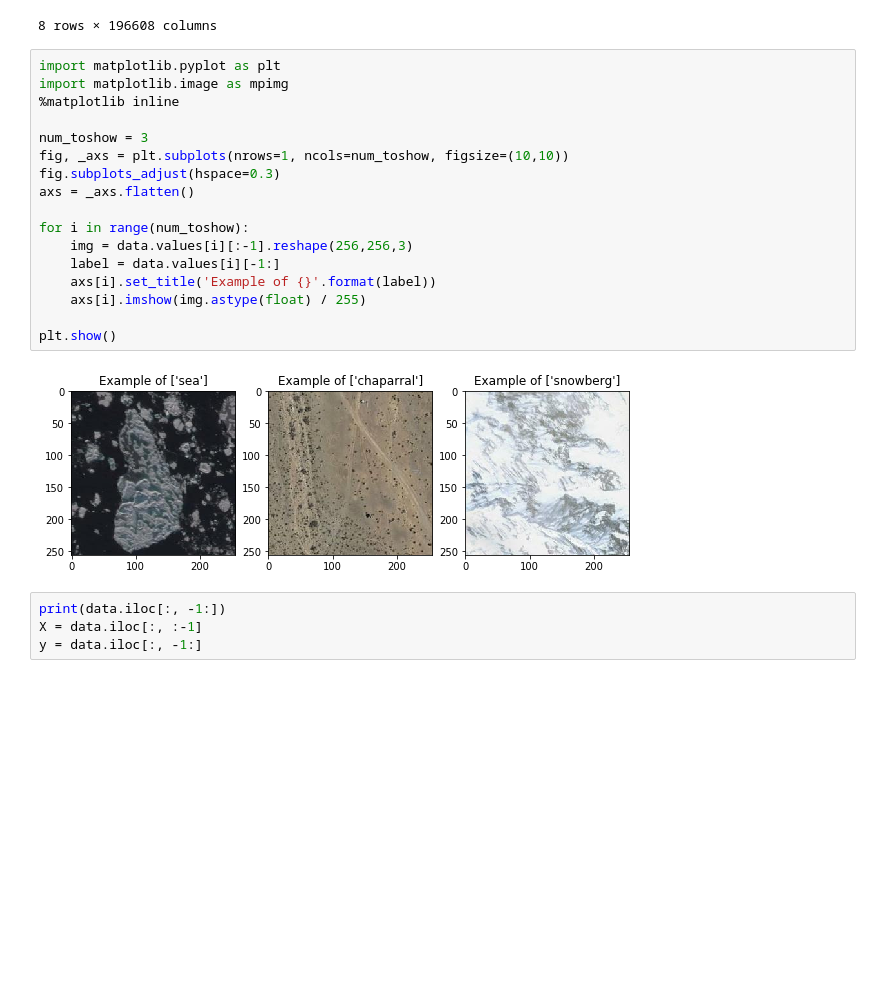
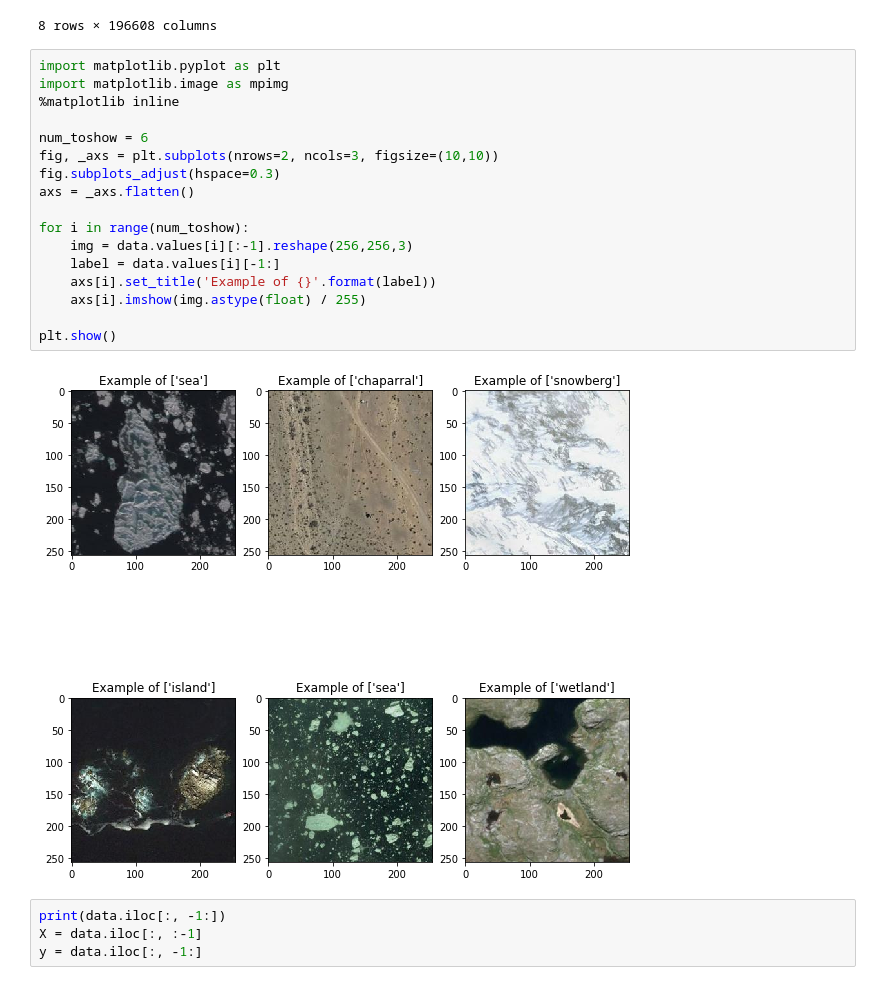
Before and after one commit to ArealTeamM2AIC/Remote-Sensing-Image, a Jupyter notebook: starting_kit/README.ipynb, the cells around one changed output. Saved outputs shown, nothing was run; the diff lists cells and outputs as text; blank space fills up the shorter version.

```diff
--- a/starting_kit/README.ipynb
+++ b/starting_kit/README.ipynb
@@ -91,22 +95,22 @@ data.describe()
 # %%
 import matplotlib.pyplot as plt
 import matplotlib.image as mpimg
 %matplotlib inline
 
-num_toshow = 3
-fig, _axs = plt.subplots(nrows=1, ncols=num_toshow, figsize=(10,10))
+num_toshow = 6
+fig, _axs = plt.subplots(nrows=2, ncols=3, figsize=(10,10))
 fig.subplots_adjust(hspace=0.3)
 axs = _axs.flatten()
 
 for i in range(num_toshow):
     img = data.values[i][:-1].reshape(256,256,3)
     label = data.values[i][-1:]
     axs[i].set_title('Example of {}'.format(label))
     axs[i].imshow(img.astype(float) / 255)
 
 plt.show()
 # %% [output]
-[figure, old version]
+[figure, new version]
 # %%
 print(data.iloc[:, -1:])
 X = data.iloc[:, :-1]
```
Also changed, not shown: parts of 12 cells of this notebook, 24 other files.
